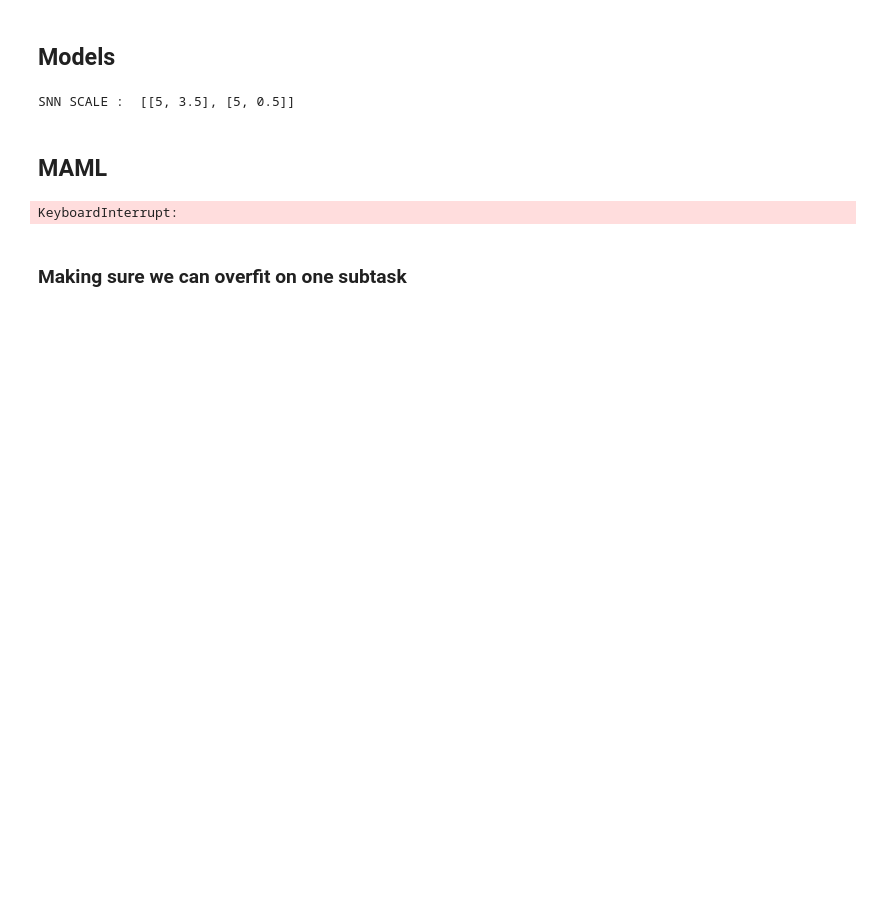
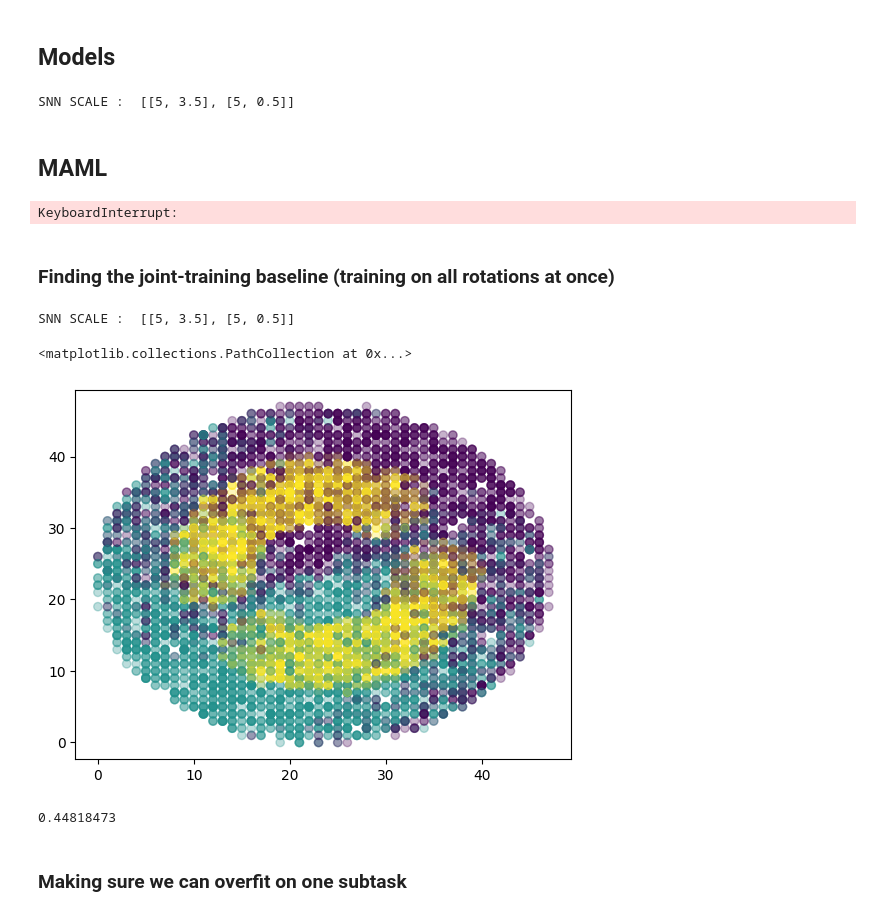
Before and after one commit to GabrielBena/pytorch-eventprop, a Jupyter notebook: scripts/meta-learning/MAML.ipynb, the cells around one changed output. Drawn from its saved outputs; the diff is of its cells as text; code cells hidden in the pictures; blank space fills up the shorter version.

Commit message:
reptile implementation + joint-training baseline

```diff
--- a/scripts/meta-learning/MAML.ipynb
+++ b/scripts/meta-learning/MAML.ipynb
@@ -310,3 +354,25 @@ maml_trainer = MAML(model, default_config)
 raise KeyboardInterrupt
 # %% [output]
 KeyboardInterrupt:
+# %% [markdown]
+### Finding the joint-training baseline (training on all rotations at once)
+# %%
+model = SNN(dims, **config).to(config["device"])
+inner_optimizer = torch.optim.Adam(model.parameters(), lr=1e-2)
+maml_trainer = MAML(model, default_config)
+maml_trainer.inner_optimizer = inner_optimizer
+# %% [output]
+SNN SCALE :  [[5, 3.5], [5, 0.5]]
+# %%
+batch_size = 512
+inputs = (
+    training_batch["train"][0].permute(2, 3, 4, 0, 1).flatten(start_dim=-2).permute(-1, 0, 1, 2)
+)
+random_idxs = torch.randperm(inputs.shape[0])
+targets = training_batch["train"][1].flatten()
+inputs, targets = inputs[random_idxs], targets[random_idxs]
+# %%
+plt.scatter(inputs.argmax(1)[:, 0, 0], inputs.argmax(1)[:, 0, 1], c=targets[:], alpha=.3)
+# %% [output]
+<matplotlib.collections.PathCollection at 0x...>
+[figure, added]
@@ -313,3 +393,7 @@ KeyboardInterrupt:
+# %%
+np.mean(test_accs)
+# %% [output]
+0.44818473
 # %% [markdown]
 ### Making sure we can overfit on one subtask
 # %%
```
Also changed, not shown: parts of 21 cells of this notebook, 2 other files.
